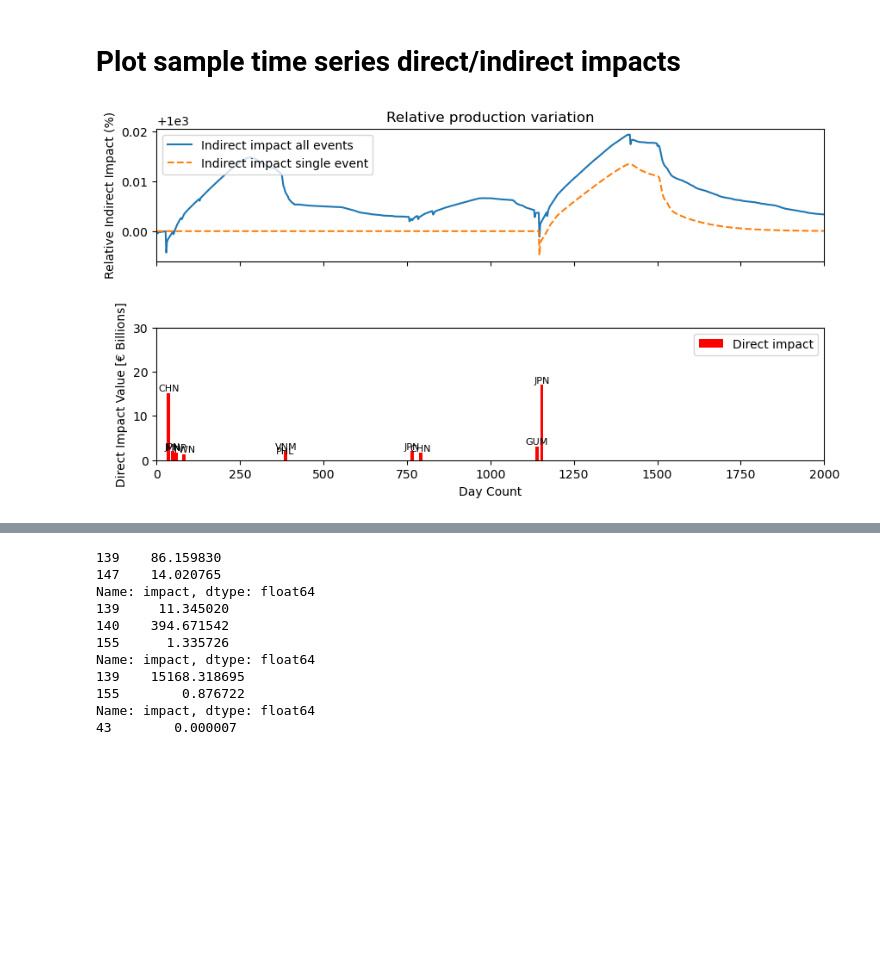
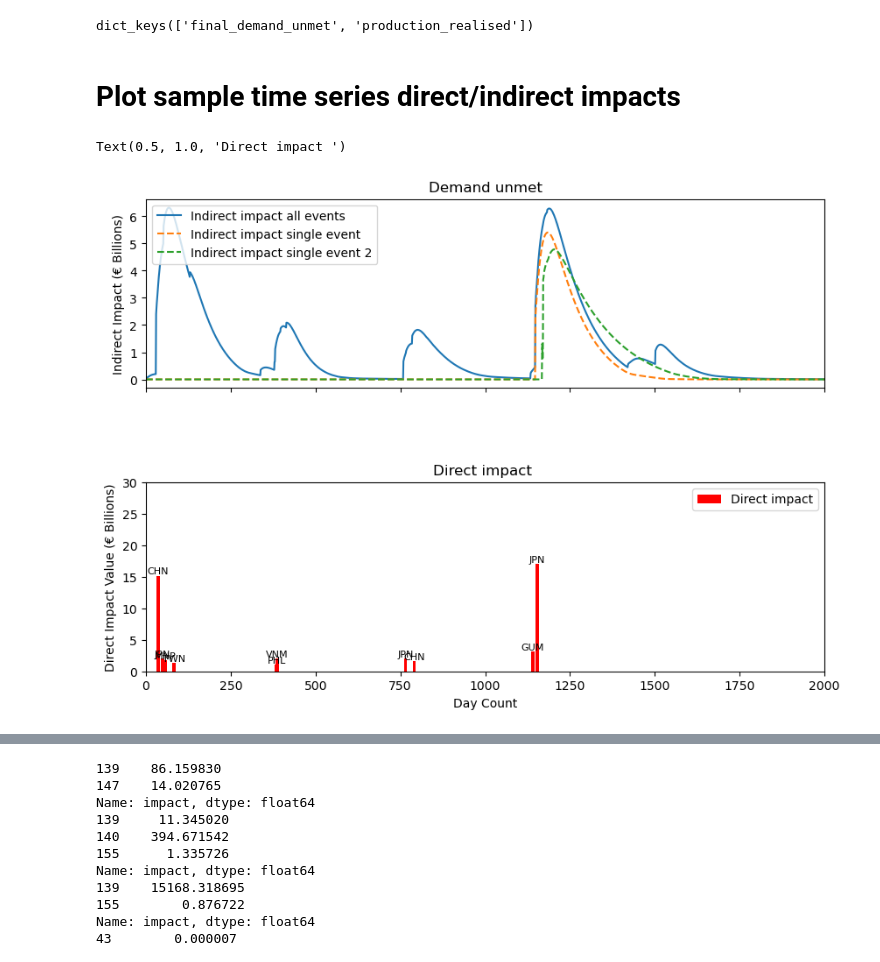
Before and after one commit to spjuhel/Boario-Climada-Compound_Events, a Jupyter notebook: Notebooks/analyse_samples.ipynb, the cells around one changed output, grey strips where cells are left out. Saved outputs shown, nothing was run; the diff lists cells and outputs as text; code cells hidden in the pictures; blank space fills up the shorter version.

```diff
--- a/Notebooks/analyse_samples.ipynb
+++ b/Notebooks/analyse_samples.ipynb
@@ -109,10 +107,14 @@ nested_dict = build_nested_dict(file_dict)
 results = compute_difference(nested_dict, progress=True)
 
 # Now, 'results' contains the computed differences
+# %%
+results["OECD21-2018"]["9-6"].keys()
+# %% [output]
+dict_keys(['final_demand_unmet', 'production_realised'])
 # %%
 EU_regs_wiod = ["AUT","BEL","BGR","CHE","DEU","DNK","EST","ESP","FIN","FRA","GBR","GRC","HRV","HUN","IRL","ITA","LTU","LUX","LVA","MLT","NLD","NOR","POL","PRT","ROU","SWE","SVN","SVK"]
 
-indirect_impact_from_all_ev = results["OECD21-2018"]["9-6"]["production_realised"][-99]
+indirect_impact_from_all_ev = results["OECD21-2018"]["9-6"]["final_demand_unmet"][-99]
 
 EU_dfs = []
 for country in EU_regs_wiod:
@@ -121,7 +123,7 @@ for country in EU_regs_wiod:
     except:
         continue
 indirect_impact_from_all_ev_eu = pd.concat(EU_dfs).groupby(level=0).sum()
-indirect_impact_from_all_ev_eu_norm = indirect_impact_from_all_ev_eu / indirect_impact_from_all_ev_eu.loc[0]
+indirect_impact_from_all_ev_eu_norm = indirect_impact_from_all_ev_eu #/ indirect_impact_from_all_ev_eu.loc[0]
 # %% [markdown]
 # Plot sample time series direct/indirect impacts
 # %%
@@ -131,43 +133,67 @@ with open("../outputs/sample_78/direct_impact.pkl",'rb') as f:
 direct_impact.unit = '$'
 impact_at_reg = direct_impact.impact_at_reg()
 # %%
-# Create a figure with two subplots stacked vertically and sharing the x-axis
-fig, (ax1, ax2) = plt.subplots(nrows=2, figsize=(10, 5), sharex=True)
+import matplotlib.pyplot as plt
+
+
+EU_regs_wiod = ["AUT","BEL","BGR","CHE","DEU","DNK","EST","ESP","FIN","FRA","GBR","GRC","HRV","HUN","IRL","ITA","LTU","LUX","LVA","MLT","NLD","NOR","POL","PRT","ROU","SWE","SVN","SVK"]
+
+indirect_impact_from_all_ev = results["OECD21-2018"]["9-6"]["final_demand_unmet"][-99]
+
+EU_dfs = []
+for country in EU_regs_wiod:
+    try:
+        EU_dfs.append(indirect_impact_from_all_ev[country])
+    except:
+        continue
+indirect_impact_from_all_ev_eu = pd.concat(EU_dfs).groupby(level=0).sum()
+
+fig, (ax1, ax2) = plt.subplots(nrows=2, figsize=(10, 7), sharex=True)
 fig.subplots_adjust(hspace=0.5)  # Adjust the value as needed
 
-# Your code for setting up EU_regs_wiod and indirect_impact_from_all_ev...
 
-# Plotting on ax1 (top subplot) and multiply values by 100
-ax1.plot(indirect_impact_from_all_ev_eu_norm.index, indirect_impact_from_all_ev_eu_norm.sum(axis=1) * 100, label='Indirect impact all events')
-ax1.set_title("Relative production variation")
-ax1.set_ylabel('Relative Indirect Impact (%)')  # Adjusted label to indicate percentage
+ax1.plot(indirect_impact_from_all_ev_eu.index, indirect_impact_from_all_ev_eu.sum(axis=1) , label='Indirect impact all events')
+ax1.set_title("Demand unmet")
+ax1.set_ylabel('Indirect Impact (€ Billions)')  # Adjusted label to indicate percentage
+indirect_impact_worst_event = results["OECD21-2018"]["9-6"]["final_demand_unmet"][15]
 
-# Your code for setting up indirect_impact_worst_event...
+EU_dfs =[]
+for country in EU_regs_wiod:
+    EU_dfs.append(indirect_impact_worst_event[country])
+indirect_impact_worst_event_eu = pd.concat(EU_dfs).groupby(level=0).sum()
 
-# Continue plotting on ax1 (top subplot) and multiply values by 100
-ax1.plot(indirect_impact_worst_event_norm.index, indirect_impact_worst_event_norm.sum(axis=1) * 100, label='Indirect impact single event', linestyle='--')
+
+indirect_impact_worst_event2 = results["OECD21-2018"]["9-6"]["final_demand_unmet"][16]
+EU_dfs =[]
+for country in EU_regs_wiod:
+    EU_dfs.append(indirect_impact_worst_event2[country])
+indirect_impact_worst_event_eu2 = pd.concat(EU_dfs).groupby(level=0).sum()
+
+
+ax1.plot(indirect_impact_worst_event_eu.index, indirect_impact_worst_event_eu.sum(axis=1) , label='Indirect impact single event', linestyle='--')
+ax1.plot(indirect_impact_worst_event_eu2.index, indirect_impact_worst_event2.sum(axis=1) , label='Indirect impact single event 2', linestyle='--')
+
 ax1.legend(loc='upper left')
 
-# Plotting on ax2 (bottom subplot)
 valid_indices = ~pd.isna(direct_impact.date) & ~pd.isna(direct_impact.at_event) & (direct_impact.at_event>1e9)
 bar_width = 10
 
 
 # mm removing 205 so the axis fit, but still not sure where this comes from tbh
 bars = ax2.bar(direct_impact.date[valid_indices]-205, direct_impact.at_event[valid_indices]/1e9, width=bar_width, color='r', label='Direct impact', alpha=1)
-ax2.set_ylabel('Direct Impact Value [€ Billions]')
+ax2.set_ylabel('Direct Impact Value (€ Billions)')
 ax2.set_ylim(0,30)
 ax2.set_xlim(0,2000)
 ax2.legend(loc='upper right')
 
 for bar, label in zip(bars, impact_at_reg.idxmax(axis=1)):
     yval = bar.get_height()
     ax2.text(bar.get_x() + bar.get_width()/2, yval, label, va='bottom', ha='center', color='black', size=8)
 
 # Only set xlabel for the bottom subplot
 ax2.set_xlabel('Day Count')
 
-# Show the combined plot with both subplots
-plt.savefig("temporal_series_sample_78.pdf")
+ax2.set_title("Direct impact ")
 # %% [output]
+Text(0.5, 1.0, 'Direct impact ')
-[figure, old version]
+[figure, new version]
```
Also changed, not shown: parts of 9 cells of this notebook.
